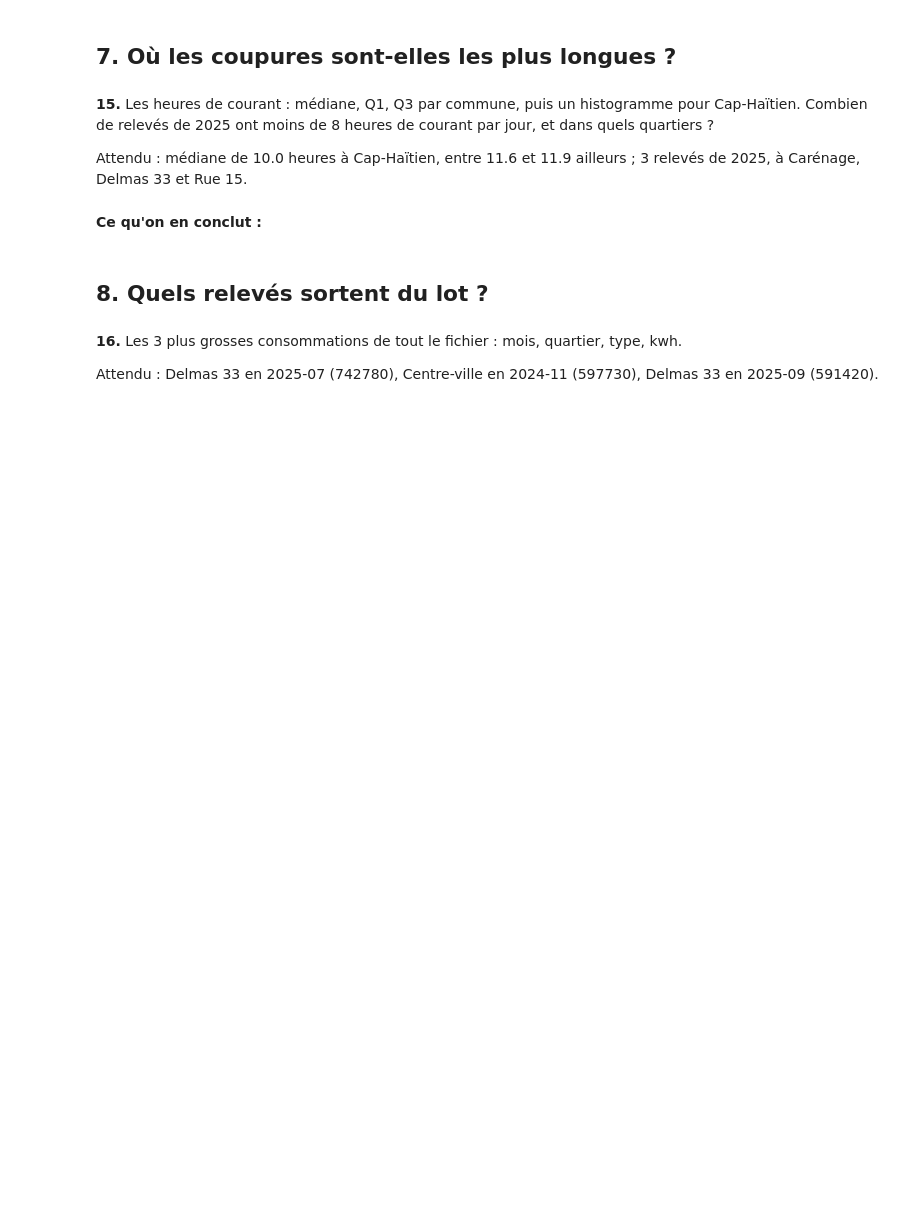
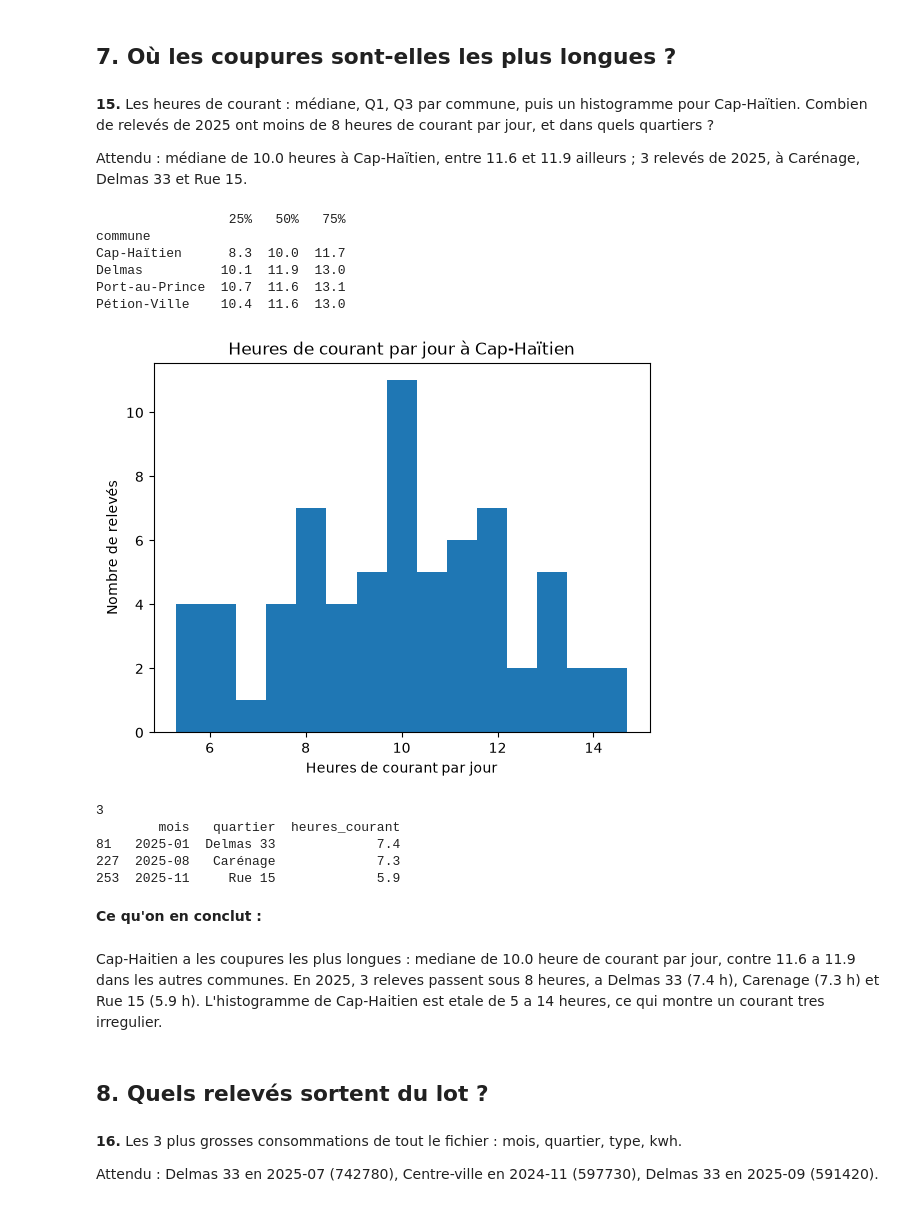
Before and after one commit to Fahana638/exercice-electricite, a Jupyter notebook: exploration.ipynb, the cells around one changed output. Saved outputs shown, nothing was run; the diff lists cells and outputs as text; code cells hidden in the pictures; blank space fills up the shorter version.

```diff
--- a/exploration.ipynb
+++ b/exploration.ipynb
@@ -372,8 +389,36 @@ Attendu : 0.76 avec les heures de courant, -0.15 avec la température.
 **15.** Les heures de courant : médiane, Q1, Q3 par commune, puis un histogramme pour Cap-Haïtien. Combien de relevés de 2025 ont moins de 8 heures de courant par jour, et dans quels quartiers ?
 
 Attendu : médiane de 10.0 heures à Cap-Haïtien, entre 11.6 et 11.9 ailleurs ; 3 relevés de 2025, à Carénage, Delmas 33 et Rue 15.
+# %%
+print(df.groupby("commune")["heures_courant"].describe()[["25%", "50%", "75%"]].round(1))
+
+df[df["commune"] == "Cap-Haïtien"]["heures_courant"].plot(kind="hist", bins=15)
+plt.title("Heures de courant par jour à Cap-Haïtien")
+plt.xlabel("Heures de courant par jour")
+plt.ylabel("Nombre de relevés")
+plt.show()
+
+peu = df[(df["annee"] == 2025) & (df["heures_courant"] < 8)]
+print(len(peu))
+print(peu[["mois", "quartier", "heures_courant"]])
+# %% [output]
+                 25%   50%   75%
+commune
+Cap-Haïtien      8.3  10.0  11.7
+Delmas          10.1  11.9  13.0
+Port-au-Prince  10.7  11.6  13.1
+Pétion-Ville    10.4  11.6  13.0
+[figure, added]
+3
+        mois   quartier  heures_courant
+81   2025-01  Delmas 33             7.4
+227  2025-08   Carénage             7.3
+253  2025-11     Rue 15             5.9
 # %% [markdown]
 **Ce qu'on en conclut :**
+# %% [markdown]
+Cap-Haitien a les coupures les plus longues : mediane de 10.0 heure de  courant par jour, contre 11.6 a 11.9 dans les autres communes. En 2025, 3 releves passent sous 8 heures, a Delmas 33 (7.4 h), Carenage (7.3 h) et Rue 15 (5.9 h).
+L'histogramme de Cap-Haitien est etale de 5 a 14 heures, ce qui montre un courant tres irregulier.
 # %% [markdown]
 ## 8. Quels relevés sortent du lot ?
 # %% [markdown]
```
Also changed, not shown: parts of 5 cells of this notebook.
